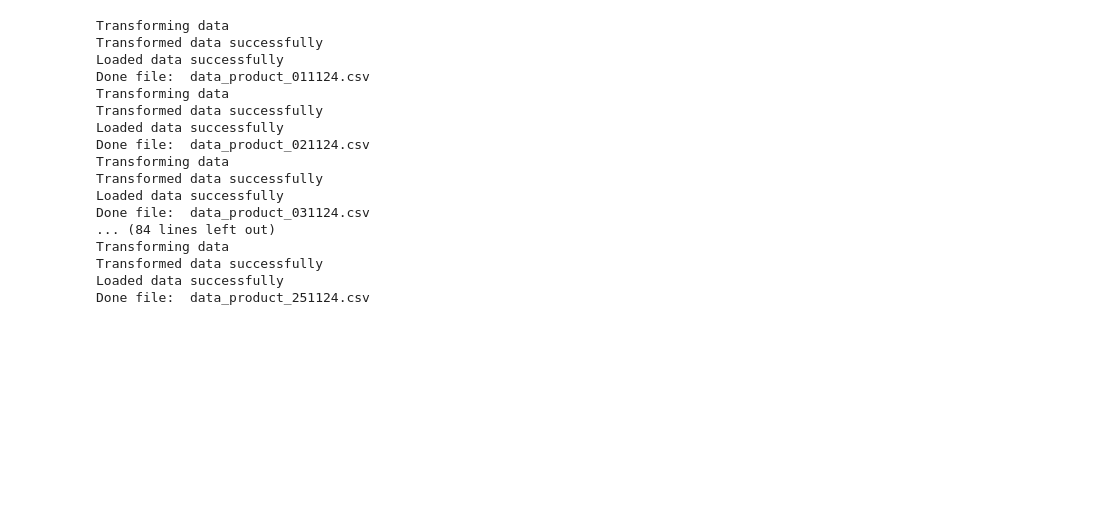
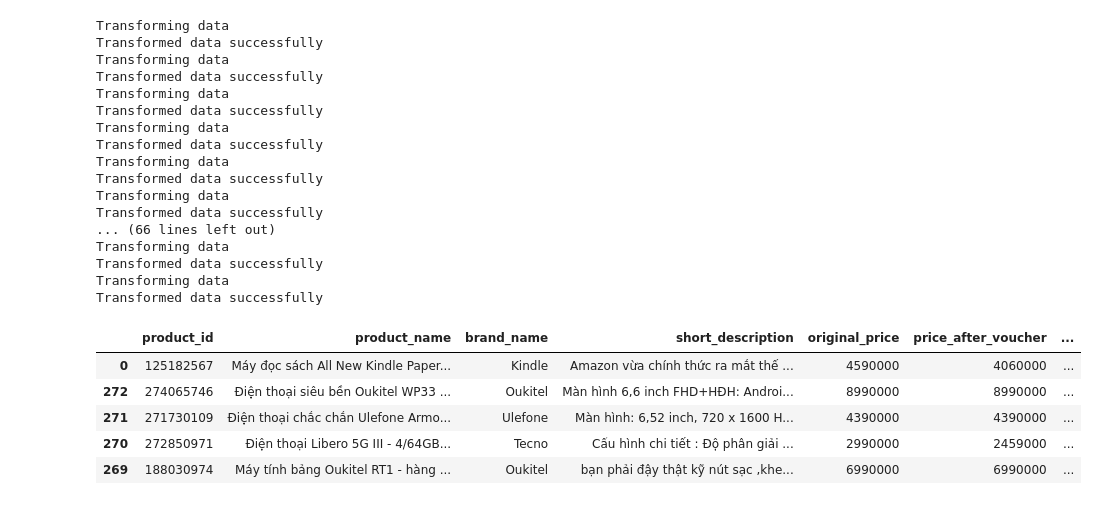
Before and after one commit to Tungnei/ETL-Pipeline-Tiki, a Jupyter notebook: test.ipynb, the cells around one changed output. Cells and saved outputs as stored; diff of their text form; code cells hidden in the pictures; blank space fills up the shorter version.

```diff
--- a/test.ipynb
+++ b/test.ipynb
@@ -14,14 +25,5 @@ df.head()
 # %%
-import pandas as pd
-from sqlalchemy import create_engine
-
-engine = create_engine('postgresql://myuser:mypassword@localhost:5432/mydatabase2')
-
-class ETLProcess:
-
-    def __init__(self):
-        self.engine = engine
-    def transform_data(self,file_path):
+def transform_data(file_path):
         print("Transforming data")
         ## transform data to fit with date_dim_table
         df = pd.read_csv(file_path)
@@ -67,48 +69,45 @@ class ETLProcess:
         df['month'] = df['month'].astype('int32')  # INTEGER
         df['year'] = df['year'].astype('int32')  # INTEGER
         df['quarter'] = df['quarter'].astype('int32')  # INTEGER
+        df['date'] = pd.to_datetime(df['date'], format='%Y-%m-%d')
+        df = df.sort_values(by='date')
+        df['quantity_sold_by_day'] = df.groupby('product_id')['quantity_sold'].diff().fillna(0).astype(int)
+        df['quantity_sold_by_day']= df['quantity_sold_by_day'].apply(lambda x: 0 if x < 0 else x)
         print("Transformed data successfully")
-        self.df = df
-        # return self.df
-
-    def load_product_dim_table(self):
-
-        self.df[['product_id', 'product_name', 'brand_name', 'short_description', 'warranty_info', 'return_policy', 'url_img']].to_sql('product_dim_table', self.engine, if_exists='append', index=False)
-        print("Loaded data successfully")
-
-    def load_sales_fact_table(self):
-        self.df[['product_id','date','price_after_voucher', 'original_price', 'discount_rate', 'discount_price', 'quantity_sold', 'rating_average', 'review_count']].to_sql('sales_fact_table', self.engine, if_exists='append', index=False)
-        print("Loaded data successfully")
-    def load_date_dim_table(self):
-        date_dim_table = self.df[['date','day', 'month', 'year', 'quarter']].drop_duplicates()
-        date_dim_table.to_sql('date_dim_table', self.engine, if_exists='append', index=False)
-        print("Loaded data successfully")
+        return df
 # %%
-engine = create_engine('postgresql://myuser:mypassword@localhost:5432/mydatabase2')
+import pandas as pd
+import os
 dir_file = 'D:\Source_project\ETL_Pipeline_Tiki\data_crawl'
-import os
 list_file = os.listdir(dir_file)
+all_data = []
 for file in list_file:
+    list_file_path =[]
     file_path = os.path.join(dir_file, file)
-    ETLProcess.transform_data(engine,file_path)
-    ETLProcess. load_sales_fact_table(engine)
-    print("Done file: ", file)
-# ETLProcess.load_date_dim_table(engine)
+    data_trans = transform_data(file_path)
+    all_data.append(data_trans)
+final_data = pd.concat(all_data)
 # %% [output]
 Transforming data
 Transformed data successfully
-Loaded data successfully
-Done file:  data_product_011124.csv
 Transforming data
 Transformed data successfully
-Loaded data successfully
-Done file:  data_product_021124.csv
 Transforming data
 Transformed data successfully
-Loaded data successfully
-Done file:  data_product_031124.csv
-... (84 lines left out)
 Transforming data
 Transformed data successfully
-Loaded data successfully
-Done file:  data_product_251124.csv
+Transforming data
+Transformed data successfully
+Transforming data
+Transformed data successfully
+... (66 lines left out)
+Transforming data
+Transformed data successfully
+Transforming data
+Transformed data successfully
+|  | product_id | product_name | brand_name | short_description | original_price | price_after_voucher | ... |
+| 0 | 125182567 | Máy đọc sách All New Kindle Paper... | Kindle | Amazon vừa chính thức ra mắt thế ... | 4590000 | 4060000 | ... |
+| 272 | 274065746 | Điện thoại siêu bền Oukitel WP33 ... | Oukitel | Màn hình 6,6 inch FHD+HĐH: Androi... | 8990000 | 8990000 | ... |
+| 271 | 271730109 | Điện thoại chắc chắn Ulefone Armo... | Ulefone | Màn hình: 6,52 inch, 720 x 1600 H... | 4390000 | 4390000 | ... |
+| 270 | 272850971 | Điện thoại Libero 5G III - 4/64GB... | Tecno | Cấu hình chi tiết : Độ phân giải ... | 2990000 | 2459000 | ... |
+| 269 | 188030974 | Máy tính bảng Oukitel RT1 - hàng ... | Oukitel | bạn phải đậy thật kỹ nút sạc ,khe... | 6990000 | 6990000 | ... |
```
Also changed, not shown: parts of 7 cells of this notebook, 7 other files.
